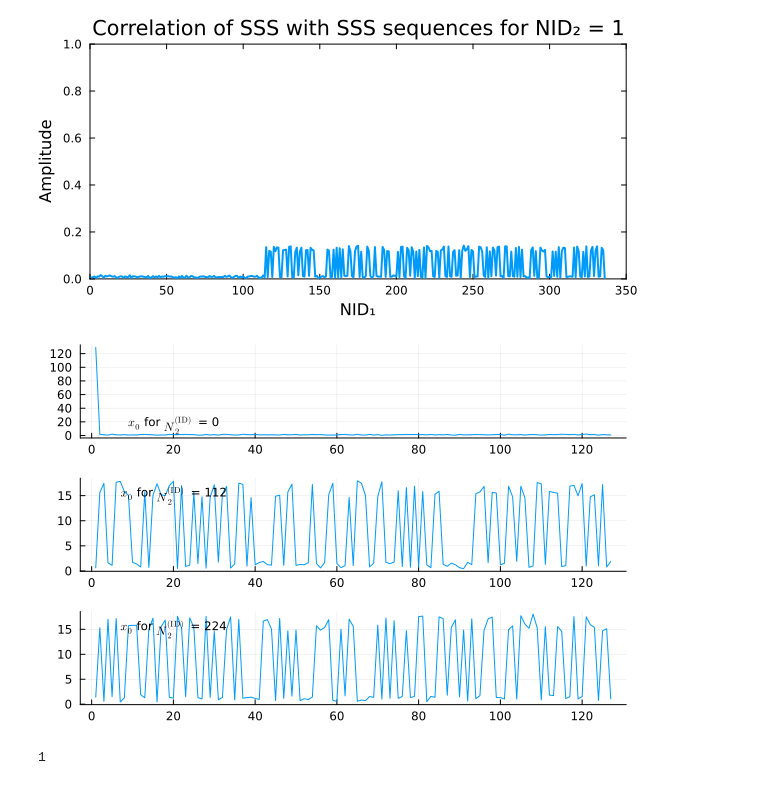
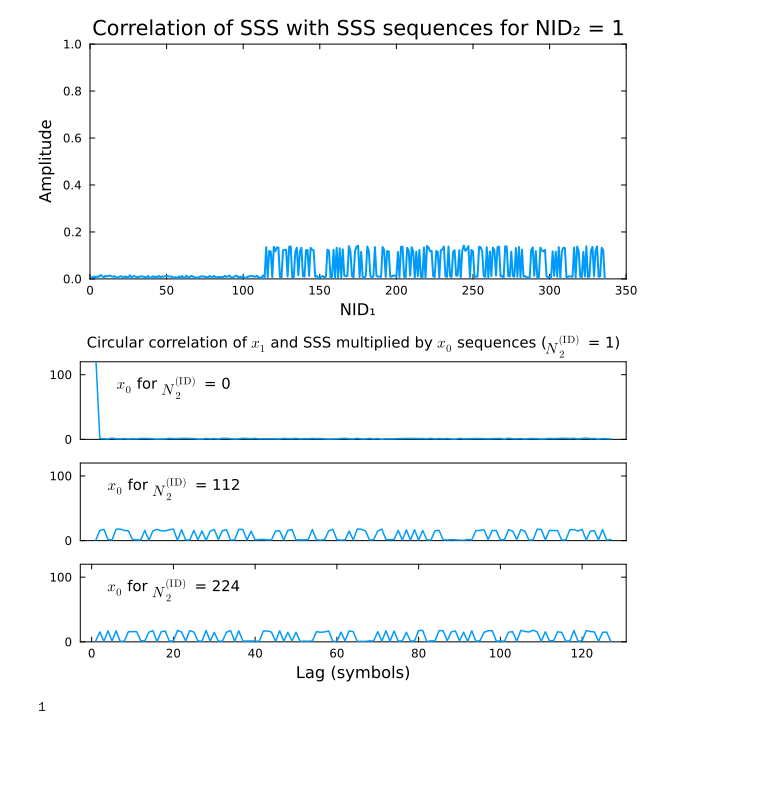
Before and after one commit to setrar/DigiCom, a Jupyter notebook: Labs/.trials/daniestevez/5G NR downlink.jl.ipynb, the cells around one changed output. Saved outputs shown, nothing was run; the diff lists cells and outputs as text; code cells hidden in the pictures; blank space fills up the shorter version.

```diff
--- a/Labs/.trials/daniestevez/5G NR downlink.jl.ipynb
+++ b/Labs/.trials/daniestevez/5G NR downlink.jl.ipynb
@@ -68,11 +62,11 @@ c_seq (generic function with 1 method)
 # %% [markdown]
 ## Poor man's Schmidl & Cox
 # %%
-cp_corr = zeros(ComplexF64, round(Int, 𝑓ₛ * 0.4e-3)); @show size(cp_corr);
-corr_start = round(Int, 9.05e-3 * 𝑓ₛ); @show corr_start;
+cp_corr = zeros(ComplexF64, round(Int, 𝑓ₛ * 0.4e-3)); # @show size(cp_corr);
+corr_start = round(Int, 9.05e-3 * 𝑓ₛ); # @show corr_start;
 for j in 1:length(cp_corr)
     y = x[corr_start + j:corr_start + j + Ncp + Tu - 1]
     cp_corr[j] = sum(y[1:Ncp] .* conj.(y[end-Ncp+1:end]))
 end
 
-t_corr = 1e3 * (collect(1:length(cp_corr)) .+ corr_start) / 𝑓ₛ; @show t_corr[1];
+t_corr = 1e3 * (collect(1:length(cp_corr)) .+ corr_start) / 𝑓ₛ; # @show t_corr[1];
@@ -141,12 +125,12 @@ CFO_est = [42.164285309875915, -6.2054400211723655, 5.523471310647764, 42.048481
 using FFTW, DSP
 # %%
 # Start demodulation at the middle of the cyclic prefix for maximum robustness to STO
-a₀ = corr_start + m₀ + div(Ncp, 2); @show a₀, corr_start, m₀, div(Ncp,2)
+a₀ = corr_start + m₀ + div(Ncp, 2); # @show a₀, corr_start, m₀, div(Ncp,2)
 
-𝐹ₓ = DSP.fftshift(DSP.fft(x[a₀:(a₀+Tu)-1])); @show size(𝐹ₓ), 𝐹ₓ[1];
+𝐹ₓ = DSP.fftshift(DSP.fft(x[a₀:(a₀+Tu)-1])); # @show size(𝐹ₓ), 𝐹ₓ[1];
 # Correct for the 5G NR upconversion discontinuity
 # This PSS is transmitted on symbol 2 mod 7
-𝐹ₓ .*= phase_corr[3]; @show phase_corr[3], 𝐹ₓ[1];
+𝐹ₓ .*= phase_corr[3]; # @show phase_corr[3], 𝐹ₓ[1];
 # tu_fft = ; @show Tu, size(tu_fft), tu_fft[1];
 # Correct for the fact that we're starting the demodulation at the middle of the cyclic prefix
-𝐹ₓ .*= exp.(1im * 2π .* DSP.fftshift(DSP.fftfreq(Tu)) * Ncp / 2); @show 𝐹ₓ[1], size(𝐹ₓ);
+𝐹ₓ .*= exp.(1im * 2π .* DSP.fftshift(DSP.fftfreq(Tu)) * Ncp / 2); # @show 𝐹ₓ[1], size(𝐹ₓ);
@@ -342,4 +326,4 @@ NID2 = 1
 # %% [markdown]
 ## SSS demodulation
 # %%
-s_part = x[a₀ + 2 * (Ncp + Tu):end][1:Tu]; @show s_part[1], size(s_part);
+s_part = x[a₀ + 2 * (Ncp + Tu):end][1:Tu]; # @show s_part[1], size(s_part);
@@ -348,5 +330,5 @@ s_part = x[a₀ + 2 * (Ncp + Tu):end][1:Tu]; @show s_part[1], size(s_part);
 # %%
-𝐹ₓ = DSP.fftshift(DSP.fft(s_part)); @show size(𝐹ₓ), 𝐹ₓ[1];
+𝐹ₓ = DSP.fftshift(DSP.fft(s_part)); # @show size(𝐹ₓ), 𝐹ₓ[1];
 # Correct for the 5G NR upconversion discontinuity
 # This PSS is transmitted on symbol 4 mod 7
 𝐹ₓ .*= phase_corr[5]; @show phase_corr[5], 𝐹ₓ[1];
@@ -418,22 +401,25 @@ plot(abs.(sss_corrs)
 # %%
 # Initialize an empty array to store the plots
 plots = Plots.Plot[]
 
 fₓ¹ = fft(sss_sequence(1, 1, true, false))
 for j in 0:2
     f_sss_demod = fft(sss_sym_demod .* sss_sequence(j * 112, NID2, false, true))
     corr_sss = ifft(f_sss_demod .* conj.(fₓ¹))
-    plotₓ = plot(abs.(corr_sss), label="")
-    if j == 3
+    plotₓ = plot(abs.(corr_sss), label="", framestyle=:box, linewidth=1.5, xticks = [])
+    if j == 0
+        title!(plotₓ, "Circular correlation of \$x_1\$ and SSS multiplied by \$x_0\$ sequences (\$N^{{\\mathrm{{(ID)}}}}_2\$ = $(NID2))", titlefontsize=10)
+    elseif j == 2
         xlabel!(plotₓ, "Lag (symbols)")
+        xticks!(0:20:120)
     end
-    annotate!(plotₓ, 20, 15, text("\$x_0\$ for \$N^{{\\mathrm{{(ID)}}}}_2\$ = $(j * 112)", 8))
+    annotate!(plotₓ, 20, 80, text("\$x_0\$ for \$N^{{\\mathrm{{(ID)}}}}_2\$ = $(j * 112)", 10))
     push!(plots, plotₓ)
 end
 # Display the plots with a specific layout
-plot(plots..., layout=(3, 1), legend=true)
+plot(plots..., layout=(3, 1), legend=true, grid=:false, size = (600,350), ylims=(0,120), yticks=(0:100:120))
 # %% [output]
-[figure, old version]
+[figure, new version]
 # %%
 NID1 = 0
 NcellID = 3 * NID1 + NID2
```
Also changed, not shown: parts of 16 cells of this notebook, 1 other file.
